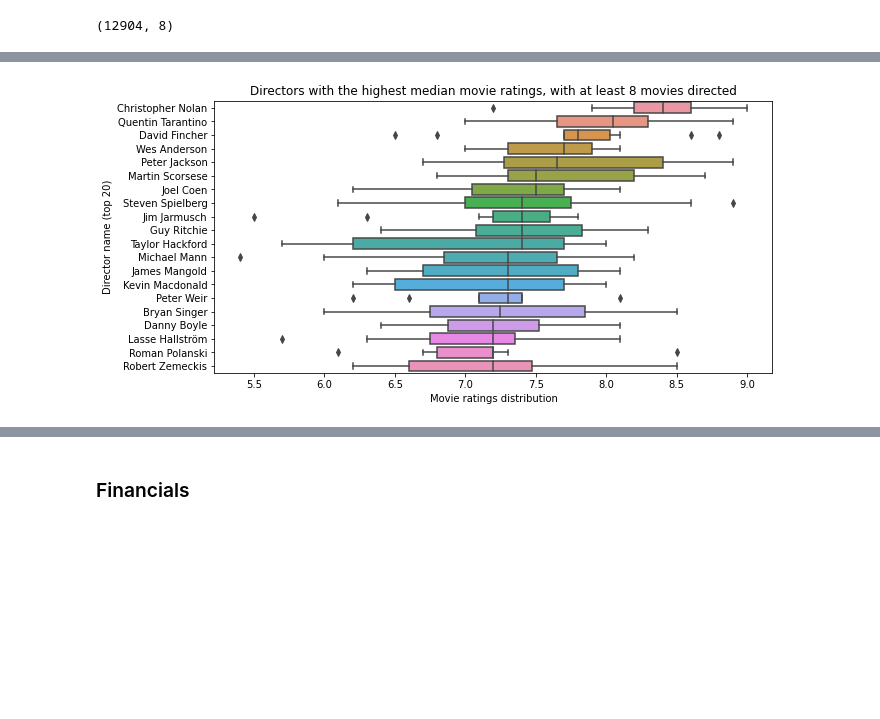
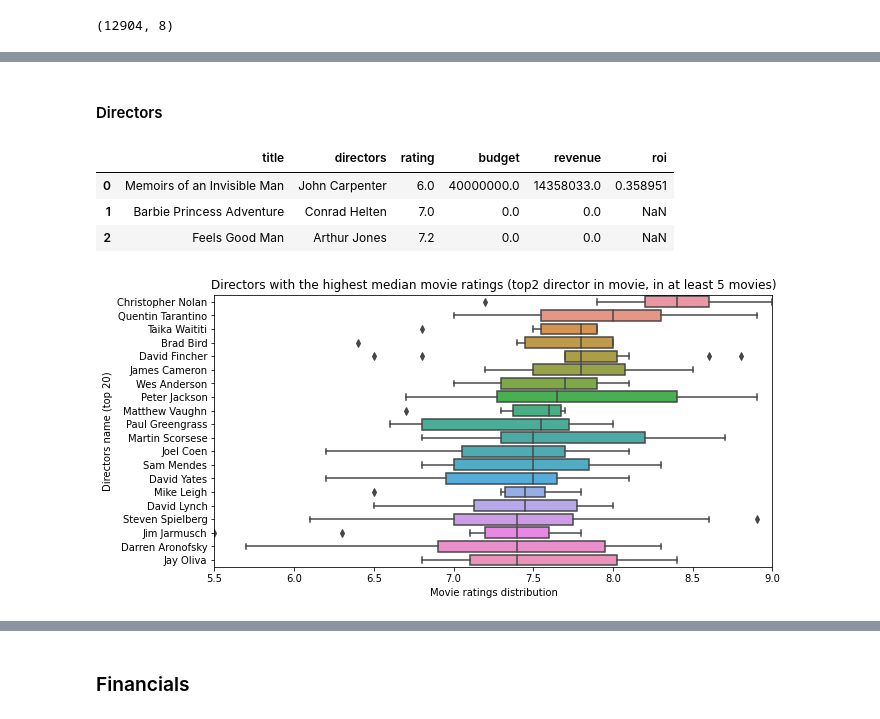
Before and after one commit to kristofrabay/python_practise, a Jupyter notebook: imdb_analysis.ipynb, the cells around one changed output, grey strips where cells are left out. Drawn from its saved outputs; the diff is of its cells as text; code cells hidden in the pictures; blank space fills up the shorter version.

```diff
--- a/imdb_analysis.ipynb
+++ b/imdb_analysis.ipynb
@@ -321,16 +326,0 @@ x.drop('imdb_data', 1, inplace = True)
-# %%
-x['director_main'] = x['directors'].apply(lambda x: x[0] if (x != []) else float('nan'))
-x['director_sec'] = x['directors'].apply(lambda x: x[1] if (x != [] and len(x) > 1) else float('nan'))
-
-x.drop('directors', 1, inplace = True)
-# %%
-x['actor_main'] = x['lead_actors'].apply(lambda x: x[0] if (x != []) else float('nan'))
-x['actor_sec'] = x['lead_actors'].apply(lambda x: x[1] if (x != [] and len(x) > 1) else float('nan'))
-x['actor_thi'] = x['lead_actors'].apply(lambda x: x[2] if (x != [] and len(x) > 2) else float('nan'))
-
-x.drop('lead_actors', 1, inplace = True)
-# %%
-x['writer_main'] = x['writers'].apply(lambda x: x[0] if (x != [] ) else float('nan'))
-x['writer_sec'] = x['writers'].apply(lambda x: x[1] if (x != [] and len(x) > 1) else float('nan'))
-
-x.drop('writers', 1, inplace = True)
@@ -350,15 +400,27 @@ x.to_csv('movies_w_imdb_data_processed.csv', index = False)
+# %% [markdown]
+#### Directors
+# %%
+directors = x.explode('directors')[['title', 'directors', 'rating', 'budget', 'revenue', 'roi']].reset_index(drop = True)
+directors['roi'] = directors['roi'].replace(inf, nan)
+directors.head(3)
+# %% [output]
+|  | title | directors | rating | budget | revenue | roi |
+| 0 | Memoirs of an Invisible Man | John Carpenter | 6.0 | 40000000.0 | 14358033.0 | 0.358951 |
+| 1 | Barbie Princess Adventure | Conrad Helten | 7.0 | 0.0 | 0.0 | NaN |
+| 2 | Feels Good Man | Arthur Jones | 7.2 | 0.0 | 0.0 | NaN |
 # %%
-top_dir_index = x.groupby(by=['director_main'])['rating'].agg(['count', 'median']).reset_index()
-top_dir_index = top_dir_index[top_dir_index['count'] > 8].sort_values('median', ascending = False).reset_index(drop = True)
+top_dir_index = directors.groupby(by=['directors'])['rating'].agg(['count', 'median']).reset_index()
+top_dir_index = top_dir_index[top_dir_index['count'] > 5].sort_values('median', ascending = False).reset_index(drop = True)
 top_dir_index = top_dir_index[:20]
 
-top_dir_data = x[x['director_main'].isin(top_dir_index['director_main'])]
+top_dir_data = directors[directors['directors'].isin(top_dir_index['directors'])]
 
 fig, ax = plt.subplots(figsize = (10, 5))
-sns.boxplot(x = 'rating', y = 'director_main', data = top_dir_data, order = top_dir_index['director_main'])
+sns.boxplot(x = 'rating', y = 'directors', data = top_dir_data, order = top_dir_index['directors'])
 plt.xlabel("Movie ratings distribution")
-plt.ylabel("Director name (top 20)")
-plt.title("Directors with the highest median movie ratings, with at least 8 movies directed")
+plt.ylabel("Directors name (top 20)")
+plt.title("Directors with the highest median movie ratings (top2 director in movie, in at least 5 movies)")
+plt.xlim(5.5, 9)
 plt.show()
 # %% [output]
-[figure, old version]
+[figure, new version]
```
Also changed, not shown: parts of 58 cells of this notebook.
